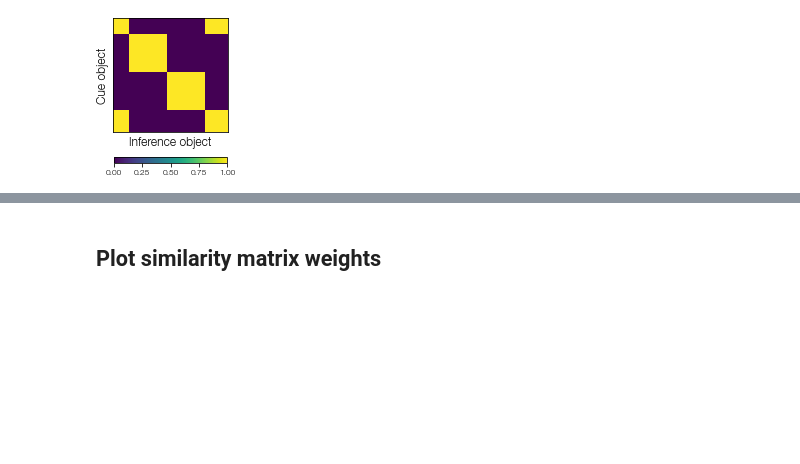
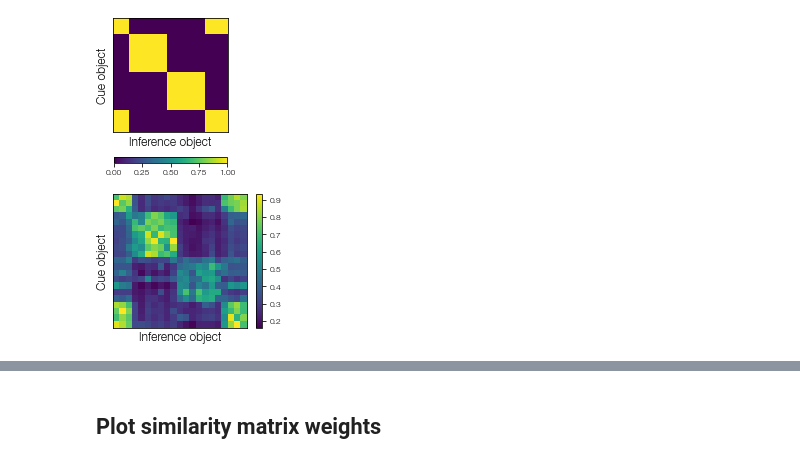
Before and after one commit to prestonlab/tesser, a Jupyter notebook: jupyter/fit_induct_sr_comm_gqw_a10.ipynb, the cells around one changed output, grey strips where cells are left out. Cells and saved outputs as stored; diff of their text form; code cells hidden in the pictures; blank space fills up the shorter version.

```diff
--- a/jupyter/fit_induct_sr_comm_gqw_a10.ipynb
+++ b/jupyter/fit_induct_sr_comm_gqw_a10.ipynb
@@ -120,3 +120,20 @@ ax.set_ylabel('Cue object', size='large')
 plt.savefig(os.path.join(fig_dir, 'temporal_bias_model_within.pdf'))
 # %% [output]
 [figure]
+# %%
+s1 = struct.query('subject == 100')
+sr = model.learn_struct_sr(s1, 0.95, results['alpha'], 21)
+
+fig, ax = plt.subplots(figsize=(3, 3))
+h = dsmplot.plot_dsm(sr, prange=(0, 100), checks=False, ax=ax);
+fig.colorbar(h, shrink=0.8225);
+ax = plt.gca()
+ax.set_axis_on()
+ax.spines['right'].set_visible(True)
+ax.spines['top'].set_visible(True)
+ax.tick_params('both', bottom=False, left=False, labelbottom=False, labelleft=False)
+ax.set_xlabel('Inference object', size='large')
+ax.set_ylabel('Cue object', size='large')
+plt.savefig(os.path.join(fig_dir, f'temporal_bias_model-{model_name}_sr.pdf'))
+# %% [output]
+[figure, added]
```
Also changed, not shown: parts of 2 cells of this notebook.
